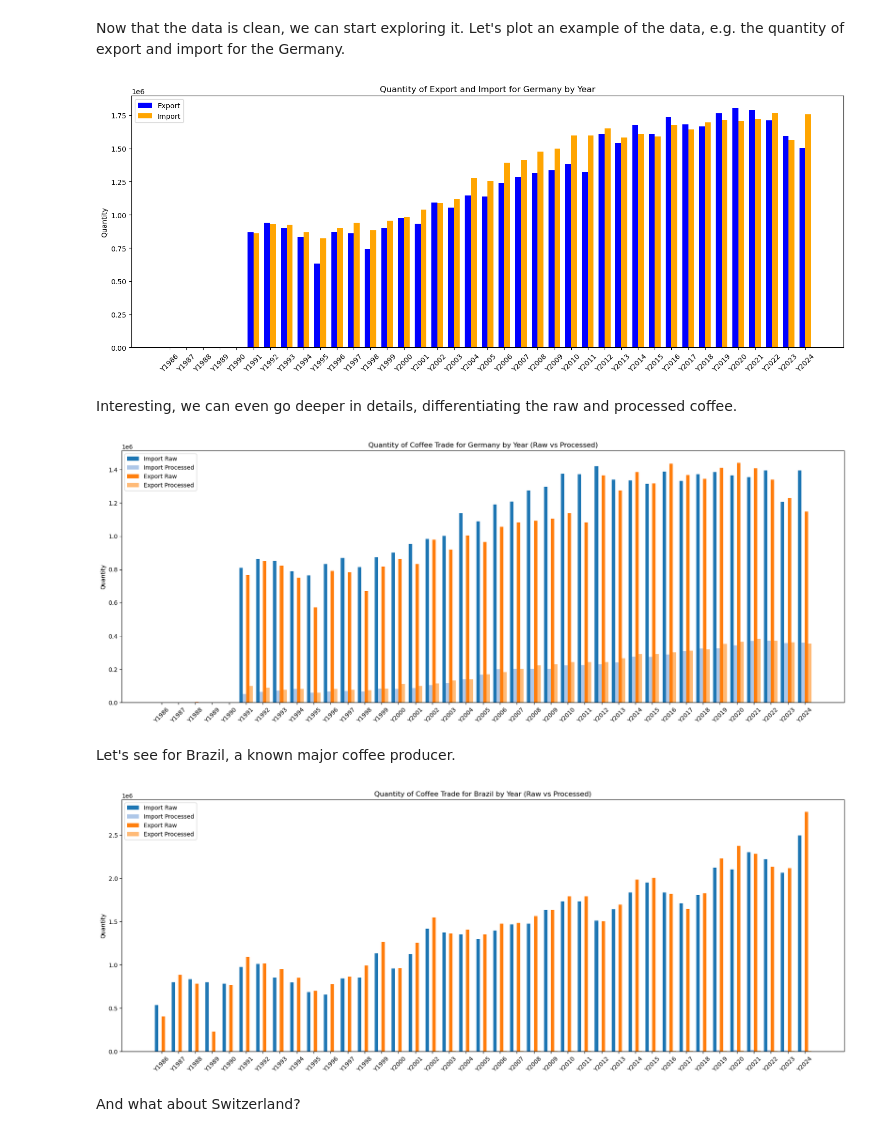
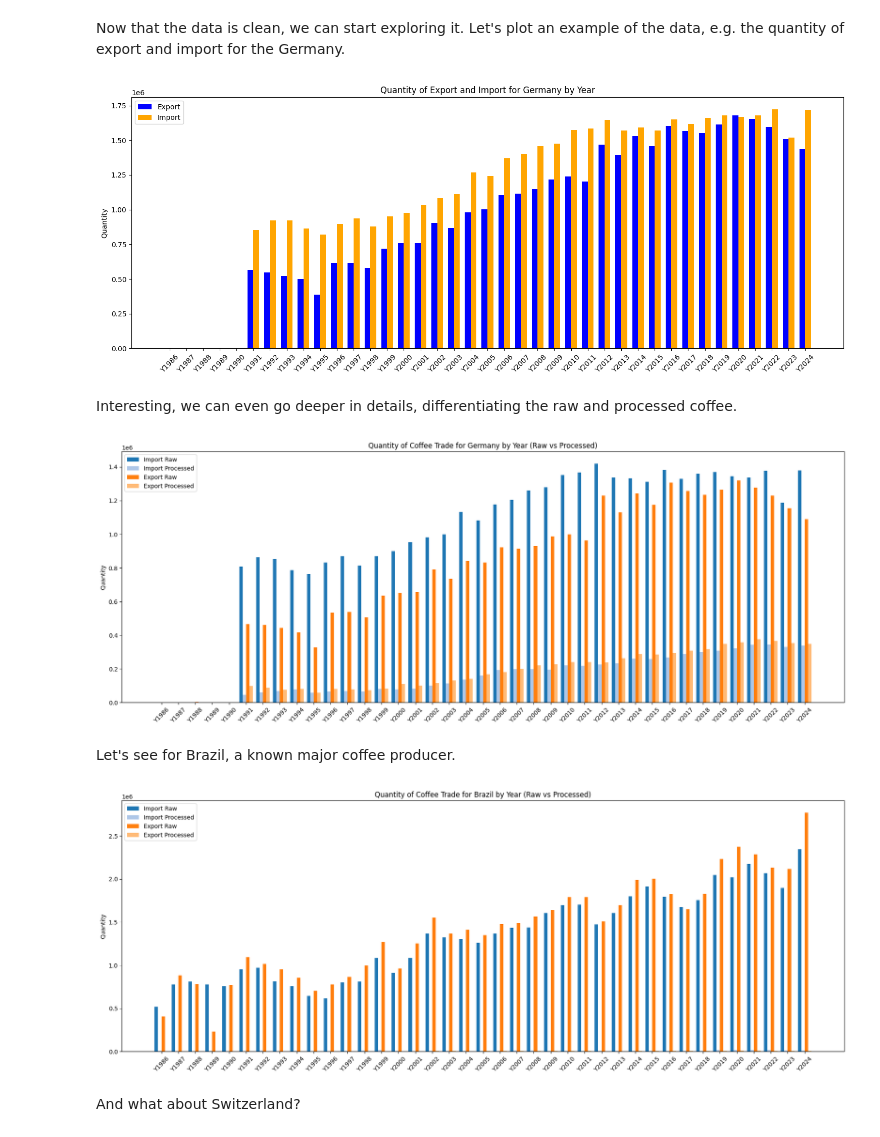
Before and after one commit to com-480-data-visualization/BeanMap, a Jupyter notebook: EDA.ipynb, the cells around one changed output. Cells and saved outputs as stored; diff of their text form; code cells hidden in the pictures.

Commit message:
fix: update data source to FAO instead of UN Comtrade

```diff
--- a/EDA.ipynb
+++ b/EDA.ipynb
@@ -6,7 +6,7 @@ import matplotlib.pyplot as plt
 # %%
 # Trade_DetailedTradeMatrix_E_All_Data.csv as Dataframe
 
-data = pd.read_csv('./data/UNComtrade/Trade_DetailedTradeMatrix_E_All_Data.csv')
+data = pd.read_csv('./data/FAO/Trade_DetailedTradeMatrix_E_All_Data.csv', low_memory=False)
 
 print(data.columns)
 
@@ -288,12 +288,12 @@ def plot_trends(data, type="quantity", country_name=""):
     plt.tight_layout()
     plt.show()
 # %%
-data_germany = pd.read_csv('./data/UNComtrade/Trade_Matrix_Quantity.csv')
+data_germany = pd.read_csv('./data/FAO/Trade_Matrix_Quantity.csv')
 data_germany = data_germany[(data_germany['Reporter Countries'] == 'Germany') | (data_germany['Partner Countries'] == 'Germany')].reset_index(drop=True)
 
 plot_trends(data_germany, type="quantity", country_name="Germany")
 # %% [output]
-[figure, old version]
+[figure, new version]
 # %% [markdown]
 Interesting, we can even go deeper in details, differentiating the raw and processed coffee.
 # %%
@@ -343,21 +343,21 @@ def plot_detailed_trends(data, type="quantity", country_name=""):
     plt.tight_layout()
     plt.show()
 # %%
-data_germany = pd.read_csv('./data/UNComtrade/Trade_Matrix_Quantity.csv')
+data_germany = pd.read_csv('./data/FAO/Trade_Matrix_Quantity.csv')
 data_germany = data_germany[(data_germany['Reporter Countries'] == 'Germany') | (data_germany['Partner Countries'] == 'Germany')].reset_index(drop=True)
 
 plot_detailed_trends(data_germany, type="quantity", country_name="Germany")
 # %% [output]
-[figure, old version]
+[figure, new version]
 # %% [markdown]
 Let's see for Brazil, a known major coffee producer.
 # %%
-data_brazil = pd.read_csv('./data/UNComtrade/Trade_Matrix_Quantity.csv')
+data_brazil = pd.read_csv('./data/FAO/Trade_Matrix_Quantity.csv')
 data_brazil = data_brazil[(data_brazil['Reporter Countries'] == 'Brazil') | (data_brazil['Partner Countries'] == 'Brazil')].reset_index(drop=True)
 
 plot_detailed_trends(data_brazil, type="quantity", country_name="Brazil")
 # %% [output]
-[figure, old version]
+[figure, new version]
 # %% [markdown]
 And what about Switzerland?
 # %%
```
Also changed, not shown: parts of 3 cells of this notebook, 7 other files.
